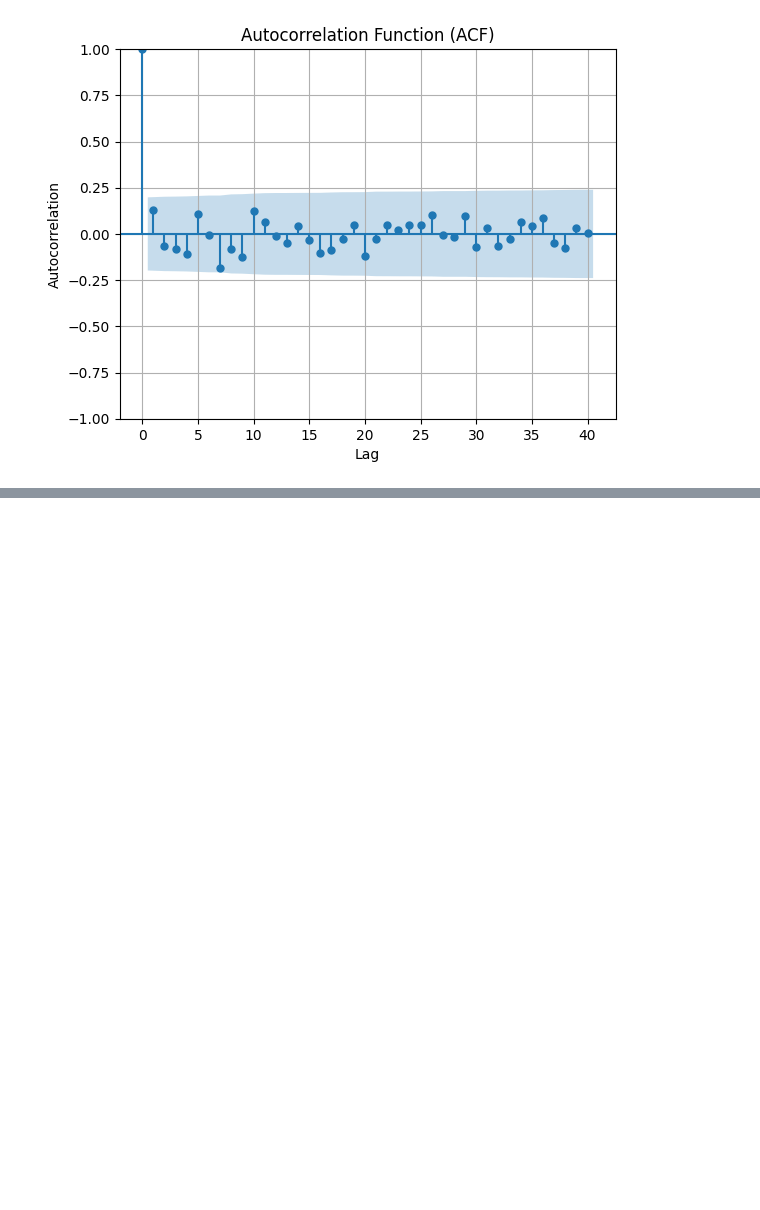
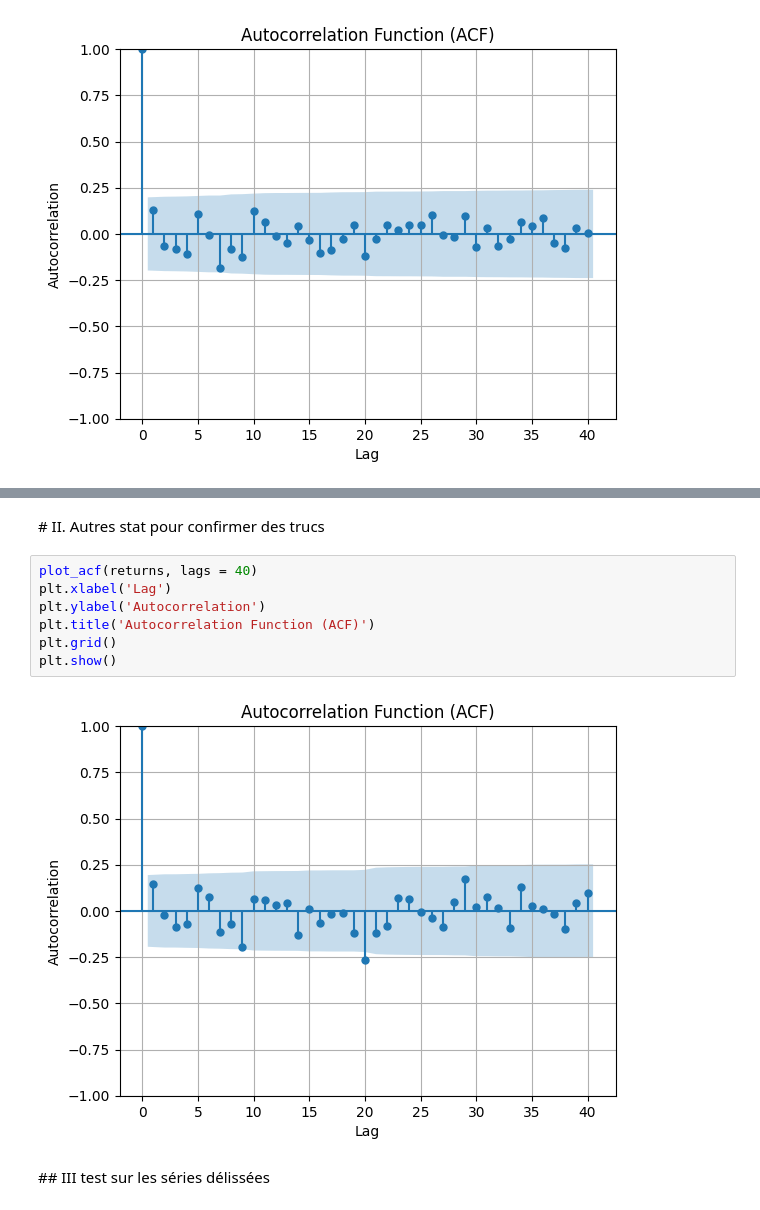
Before and after one commit to Perann/STAT_APP, a Jupyter notebook: Statistiques.ipynb, the cells around one changed output, grey strips where cells are left out. Saved outputs shown, nothing was run; the diff lists cells and outputs as text; blank space fills up the shorter version.

Commit message:
re des stats

```diff
--- a/Statistiques.ipynb
+++ b/Statistiques.ipynb
@@ -125,0 +137,13 @@ plt.show()
+# %% [markdown]
+# II. Autres stat pour confirmer des trucs
+# %%
+plot_acf(returns, lags = 40)
+plt.xlabel('Lag')
+plt.ylabel('Autocorrelation')
+plt.title('Autocorrelation Function (ACF)')
+plt.grid()
+plt.show()
+# %% [output]
+[figure, added]
+# %% [markdown]
+## III test sur les séries délissées
```
Also changed, not shown: parts of 10 cells of this notebook.
